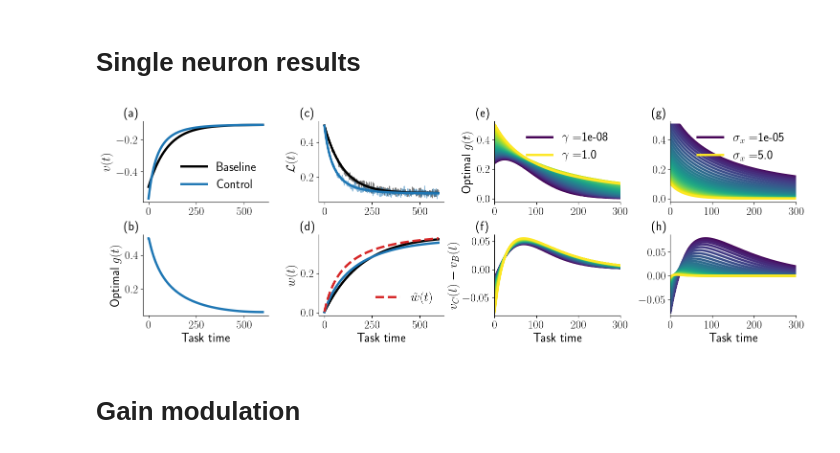
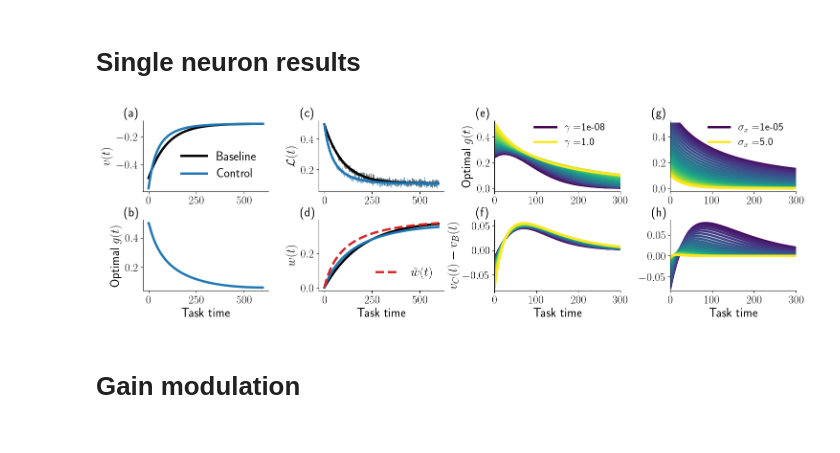
Before and after one commit to rodrigcd/neuromod, a Jupyter notebook: notebooks/neurips_paper.ipynb, the cells around one changed output. Cells and saved outputs as stored; diff of their text form; code cells hidden in the pictures.

```diff
--- a/notebooks/neurips_paper.ipynb
+++ b/notebooks/neurips_paper.ipynb
@@ -14,34 +14,37 @@ plt.rcParams['text.usetex'] = True
 results_path = "../results/testing_square_loss_single_neuron_22-01-2023_19-56-03-009"
 result_manager = SingleLayerManager(results_path)
 # %%
-figsize = np.array((16, 6/5*4))*1.1
+figsize = np.array((16, 6/5*3.5))*1.1
 fontsize = 19
 line_width = 3.5
 subplot_labels = np.array([["(a)", "(c)"], ["(b)", "(d)"]])
 f, ax = plt.subplots(2, 4, figsize=figsize)
 ax1 = ax[:, :2]
 ax2 = ax[:, 2:]
+
+weight_legend_pos = (0.6, 1.1)
 
 single_neuron_baseline_plot(result_manager, ax=ax1,
                             figsize=figsize, fontsize=fontsize,
                             line_width=line_width, subplot_labels=subplot_labels)
 
 results_per_var, ranges = load_single_layer_vars()
 line_width = 3.5
 selected_vars = ["gamma", "sigmas"]
 var_label = [r"$\gamma=$", r"$\sigma_{x}=$"]
 x_lim_vars = [(0, 300), (0, 300)]
 subplot_labels = np.array([["(e)", "(g)"], ["(f)", "(h)"]])
 
 single_neuron_param_plot(results_per_var, ax=ax2, figsize=figsize,
                          fontsize=fontsize, line_width=line_width, selected_vars=selected_vars,
-                         x_lim_vars=x_lim_vars, var_label=var_label, subplot_labels=subplot_labels)
+                         x_lim_vars=x_lim_vars, var_label=var_label, subplot_labels=subplot_labels,
+                         weight_legend_pos = weight_legend_pos)
 
 plt.subplots_adjust(hspace=0.4, wspace=0.4)
 plt.savefig("paper_v2/single_neuron_results.pdf", bbox_inches="tight")
 # f.tight_layout()
 # %% [output]
-[figure, old version]
+[figure, new version]
 # %% [markdown]
 # Gain modulation
 # %%
```
Also changed, not shown: 6 other files.
